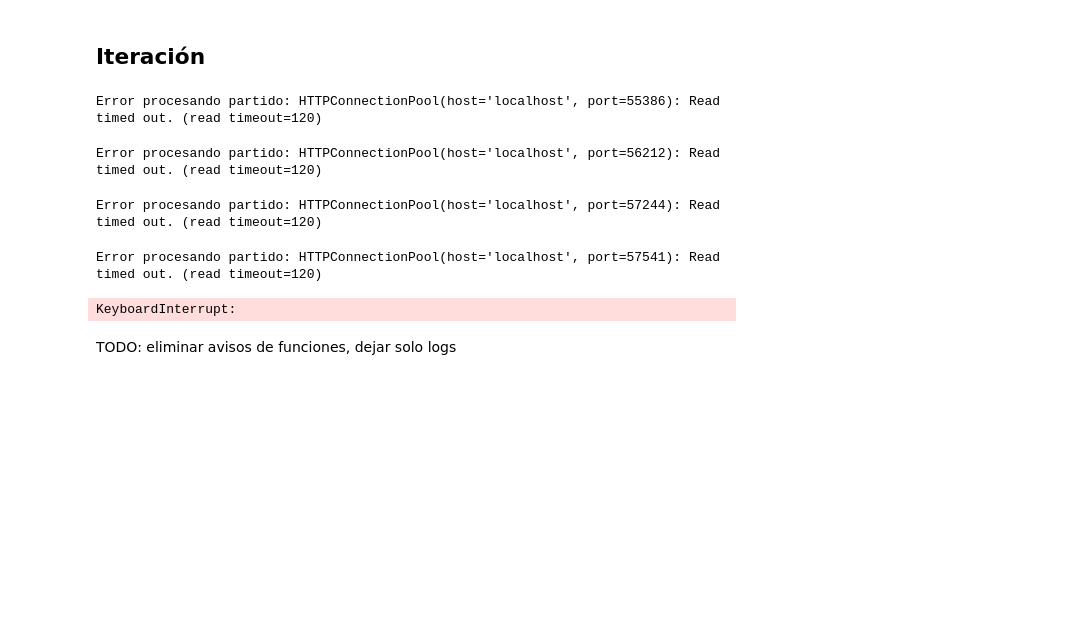
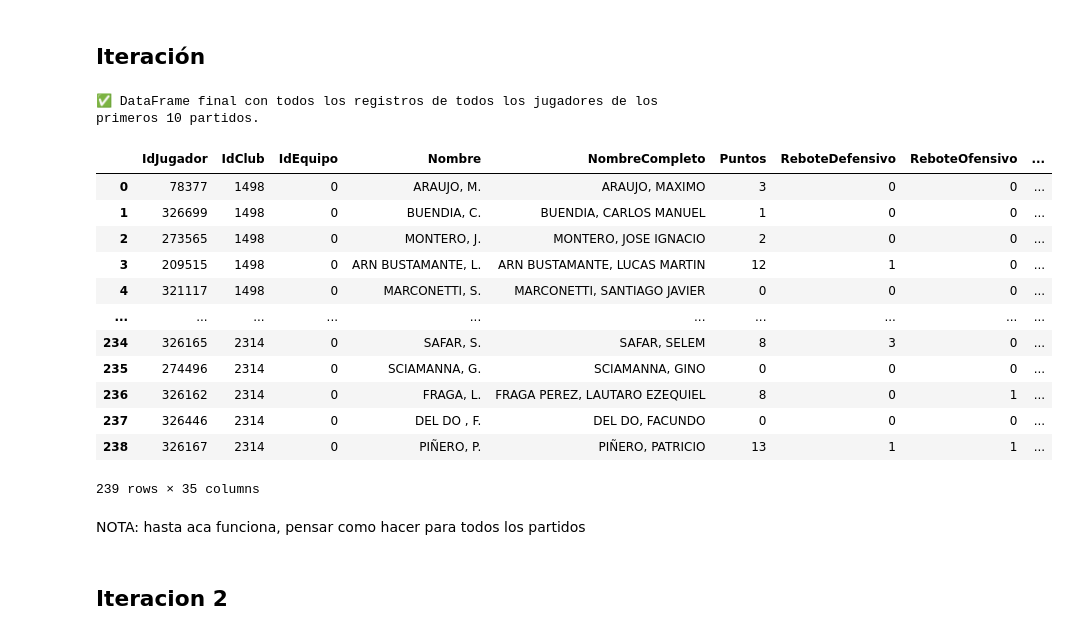
Before and after one commit to RomanLanda11/lnb-web-scraping, a Jupyter notebook: notebook/poc_scrapping.ipynb, the cells around one changed output. Drawn from its saved outputs; the diff is of its cells as text; code cells hidden in the pictures; blank space fills up the shorter version.

Commit message:
vuelvo a iteracion que funcionaba

```diff
--- a/notebook/poc_scrapping.ipynb
+++ b/notebook/poc_scrapping.ipynb
@@ -1253,7 +1253,7 @@ def extraer_boxscore_y_pbp(partido_link):
 
 # --- PROCESAR LOS PRIMEROS 10 PARTIDOS ---
 resultados = []
-llaves_partidos = list(match_data.keys())
+llaves_partidos = list(match_data.keys())[:10]
 for partido_key in tqdm(llaves_partidos, desc="Procesando partidos"):
     partido_link = match_data[partido_key]["link_estadisticas"]
     df_box_scores, df_acciones_final = extraer_boxscore_y_pbp(partido_link)
@@ -1264,37 +1264,48 @@ for partido_key in tqdm(llaves_partidos, desc="Procesando partidos"):
     df_plus_minus = calcular_plus_minus_corregido(df_sorted.copy(), player_to_team_map)
     df_posesiones_consumidas = calcular_posesiones(df_sorted.copy())
     df_posesiones_consumidas.rename(columns={'posesiones': 'posesiones_consumidas'}, inplace=True)
     df_posesiones_jugadas = contar_posesiones_jugadas_por_equipo(df_sorted.copy(), df_box_scores.copy(), player_to_team_map)
     df_rebotes_disponibles = calcular_rebotes_disponibles(df_sorted.copy(), df_box_scores.copy(), player_to_team_map)
     df_puntos_q4 = calcular_puntos_ultimo_cuarto(df_acciones_final.copy(), df_box_scores.copy())
     df_puntos_clutch = calcular_puntos_clutch(df_acciones_final.copy(), df_box_scores.copy())
     resultado_final = df_box_scores.copy()
     lista_de_stats = [df_plus_minus, df_posesiones_consumidas, df_posesiones_jugadas,
                         df_rebotes_disponibles, df_puntos_q4, df_puntos_clutch]
     for df_stat in lista_de_stats:
         df_stat.rename(columns={'jugador': 'NombreCompleto'}, inplace=True)
         resultado_final = pd.merge(resultado_final, df_stat, on='NombreCompleto', how='left')
     cols_a_rellenar = ['plus_minus', 'posesiones_consumidas', 'posesiones_jugadas',
                         'rebote_of_disp', 'rebote_def_disp', 'puntos_q4_y_prorroga', 'puntos_clutch']
     for col in cols_a_rellenar:
         if col in resultado_final.columns:
             resultado_final[col] = resultado_final[col].fillna(0).astype(int)
     resultado_final = calcular_posesiones_individuales(resultado_final)
     resultado_final['partido_key'] = partido_key
     resultados.append(resultado_final)
 
 # --- CONCATENAR TODOS LOS RESULTADOS ---
 if resultados:
     df_resultado_final = pd.concat(resultados, ignore_index=True)
     print("\n✅ DataFrame final con todos los registros de todos los jugadores de los primeros 10 partidos.")
     display(df_resultado_final)
 else:
     print("No se pudieron procesar partidos correctamente.")
 # %% [output]
-Error procesando partido: HTTPConnectionPool(host='localhost', port=55386): Read timed out. (read timeout=120)
+✅ DataFrame final con todos los registros de todos los jugadores de los primeros 10 partidos.
+|  | IdJugador | IdClub | IdEquipo | Nombre | NombreCompleto | Puntos | ReboteDefensivo | ReboteOfensivo | ... |
+| 0 | 78377 | 1498 | 0 | ARAUJO, M. | ARAUJO, MAXIMO | 3 | 0 | 0 | ... |
+| 1 | 326699 | 1498 | 0 | BUENDIA, C. | BUENDIA, CARLOS MANUEL | 1 | 0 | 0 | ... |
+| 2 | 273565 | 1498 | 0 | MONTERO, J. | MONTERO, JOSE IGNACIO | 2 | 0 | 0 | ... |
+| 3 | 209515 | 1498 | 0 | ARN BUSTAMANTE, L. | ARN BUSTAMANTE, LUCAS MARTIN | 12 | 1 | 0 | ... |
+| 4 | 321117 | 1498 | 0 | MARCONETTI, S. | MARCONETTI, SANTIAGO JAVIER | 0 | 0 | 0 | ... |
+| ... | ... | ... | ... | ... | ... | ... | ... | ... | ... |
+| 234 | 326165 | 2314 | 0 | SAFAR, S. | SAFAR, SELEM | 8 | 3 | 0 | ... |
+| 235 | 274496 | 2314 | 0 | SCIAMANNA, G. | SCIAMANNA, GINO | 0 | 0 | 0 | ... |
+| 236 | 326162 | 2314 | 0 | FRAGA, L. | FRAGA PEREZ, LAUTARO EZEQUIEL | 8 | 0 | 1 | ... |
+| 237 | 326446 | 2314 | 0 | DEL DO , F. | DEL DO, FACUNDO | 0 | 0 | 0 | ... |
+| 238 | 326167 | 2314 | 0 | PIÑERO, P. | PIÑERO, PATRICIO | 13 | 1 | 1 | ... |
-Error procesando partido: HTTPConnectionPool(host='localhost', port=56212): Read timed out. (read timeout=120)
+239 rows × 35 columns
-Error procesando partido: HTTPConnectionPool(host='localhost', port=57244): Read timed out. (read timeout=120)
-Error procesando partido: HTTPConnectionPool(host='localhost', port=57541): Read timed out. (read timeout=120)
-KeyboardInterrupt:
 # %% [markdown]
-TODO: eliminar avisos de funciones, dejar solo logs
+NOTA: hasta aca funciona, pensar como hacer para todos los partidos
+# %% [markdown]
+## Iteracion 2
```
Also changed, not shown: parts of 1 cell of this notebook, 2 other files.
